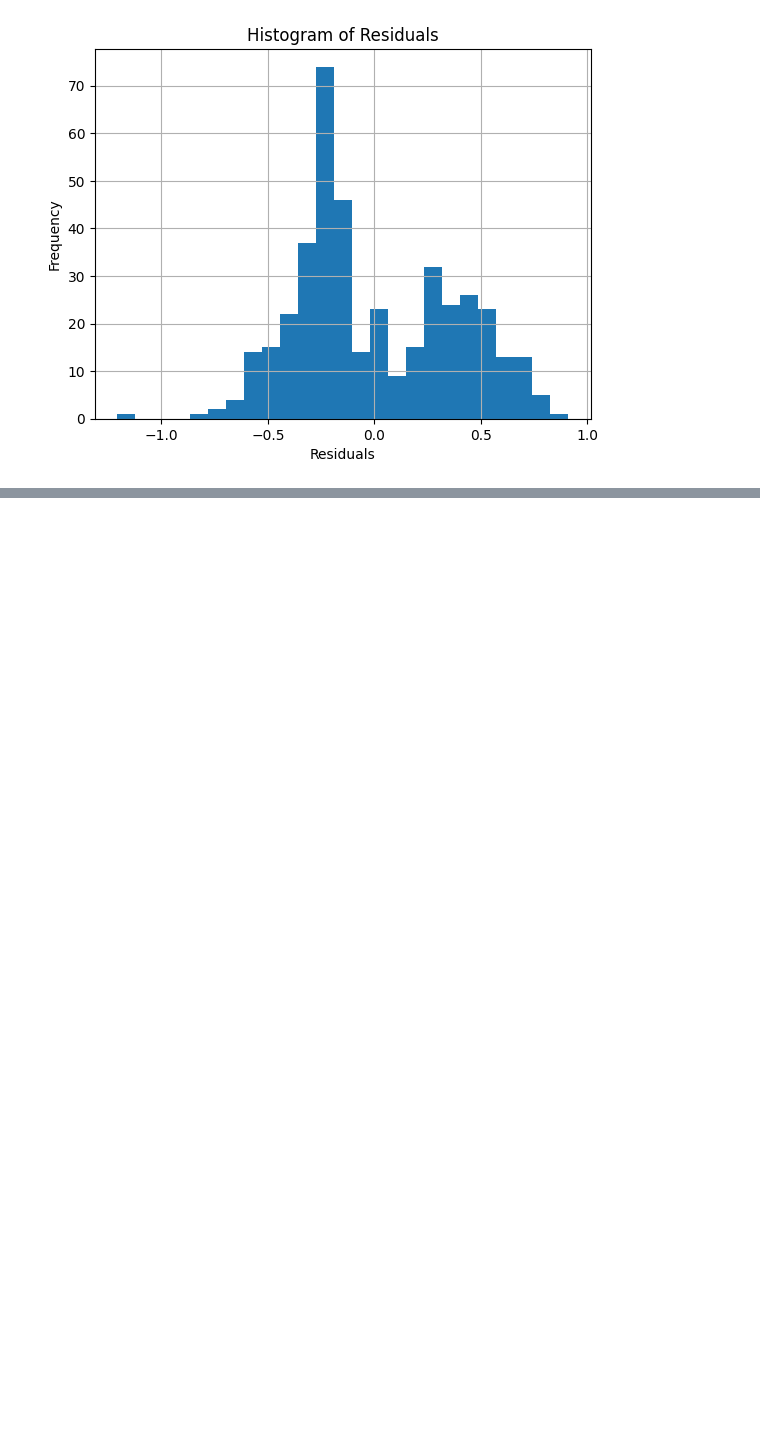
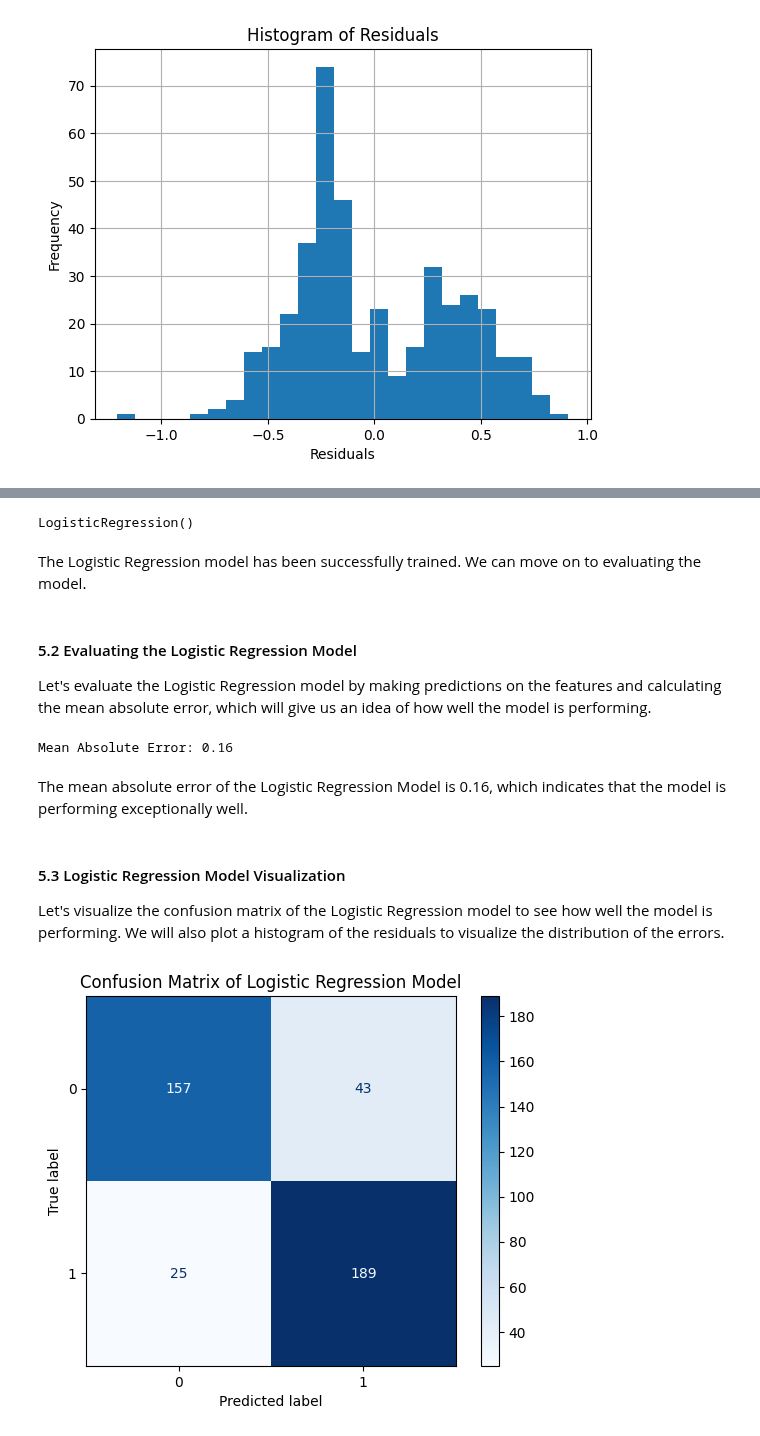
Before and after one commit to Group-6-Software-Development/Data-Handling-and-Machine-Learning, a Jupyter notebook: home_assignments/Task_4-Linear-and-Logistic-Regression.ipynb, the cells around one changed output, grey strips where cells are left out. Drawn from its saved outputs; the diff is of its cells as text; code cells hidden in the pictures; blank space fills up the shorter version.

```diff
--- a/home_assignments/Task_4-Linear-and-Logistic-Regression.ipynb
+++ b/home_assignments/Task_4-Linear-and-Logistic-Regression.ipynb
@@ -161,0 +218,41 @@ The histogram of the residuals shows that the errors are normally distributed ar
+# %%
+# Create a Logistic Regression model
+logistic_model = LogisticRegression()
+logistic_model.fit(features, targets.values.ravel())
+# %% [output]
+LogisticRegression()
+# %% [markdown]
+The Logistic Regression model has been successfully trained. We can move on to evaluating the model.
+# %% [markdown]
+#### 5.2 Evaluating the Logistic Regression Model
+
+Let's evaluate the Logistic Regression model by making predictions on the features and calculating the mean absolute error, which will give us an idea of how well the model is performing.
+# %%
+# Make predictions
+logistic_predictions = logistic_model.predict(features)
+
+# Calculate the mean absolute error
+logistic_mae = mean_absolute_error(targets, logistic_predictions)
+
+# Display the mean absolute error
+print(f"Mean Absolute Error: {logistic_mae:.2f}")
+# %% [output]
+Mean Absolute Error: 0.16
+# %% [markdown]
+The mean absolute error of the Logistic Regression Model is 0.16, which indicates that the model is performing exceptionally well.
+# %% [markdown]
+#### 5.3 Logistic Regression Model Visualization
+
+Let's visualize the confusion matrix of the Logistic Regression model to see how well the model is performing. We will also plot a histogram of the residuals to visualize the distribution of the errors.
+# %%
+# Create a confusion matrix display
+cmd = ConfusionMatrixDisplay(confusion_matrix(targets.values.ravel(), logistic_predictions))
+
+# Set the color of the plot
+cmd.plot(cmap='Blues')
+
+# Set the title of the plot and show it
+plt.title('Confusion Matrix of Logistic Regression Model')
+plt.show()
+# %% [output]
+[figure, added]
```
Also changed, not shown: parts of 21 cells of this notebook.
